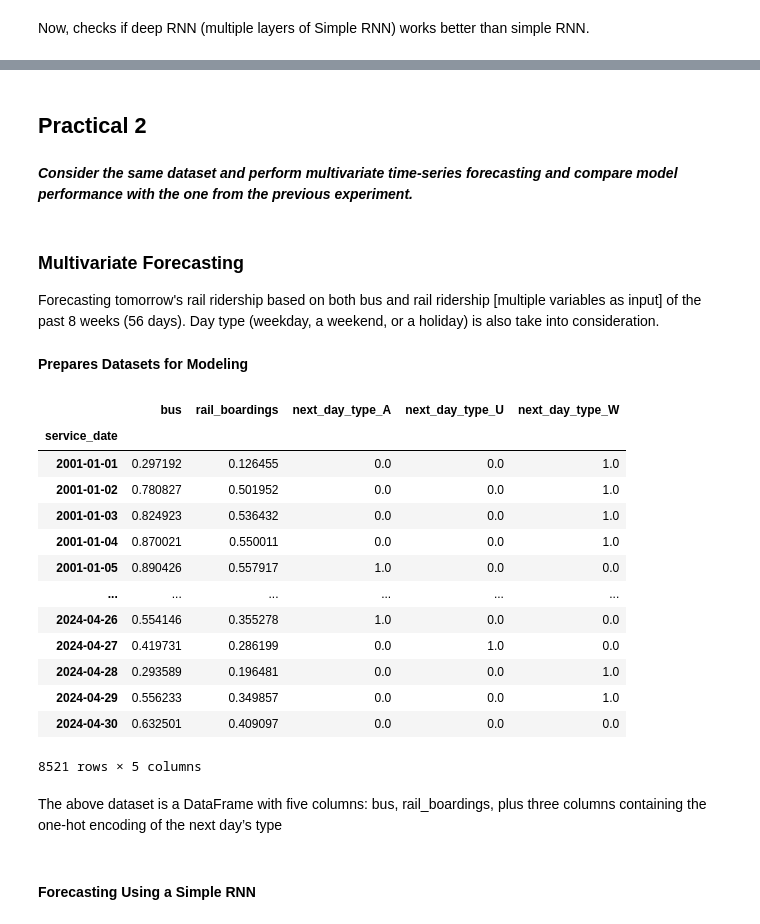
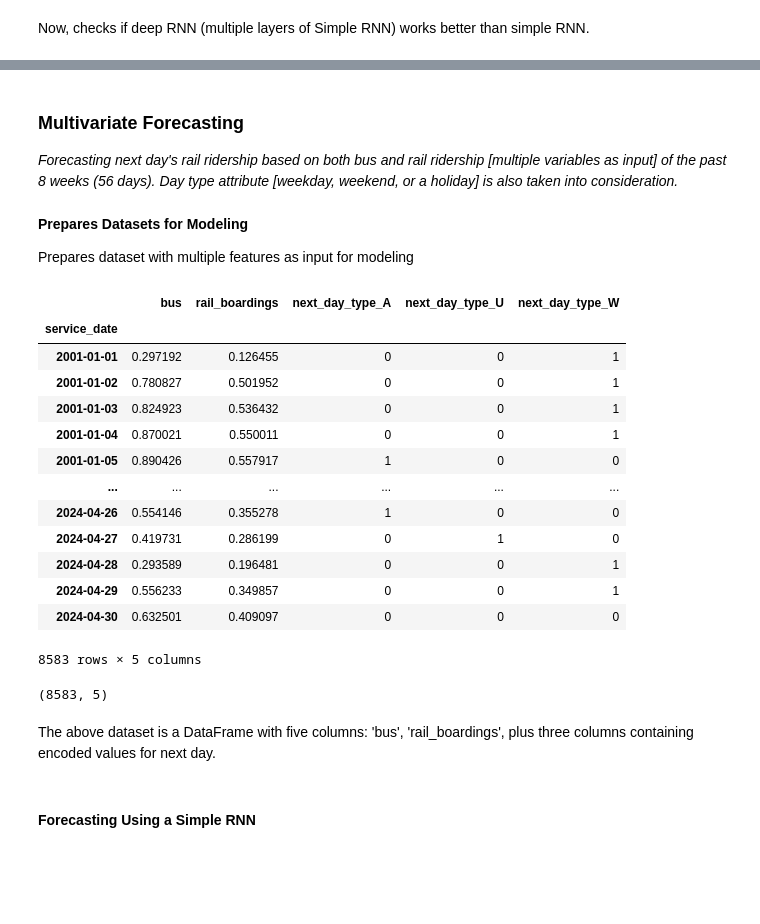
Before and after one commit to PradipKumarDas/Teaching, a Jupyter notebook: 21AML171-Deep_Learning/3_sequence_processing-practical_1_and_2.ipynb, the cells around one changed output, grey strips where cells are left out. Cells and saved outputs as stored; diff of their text form; code cells hidden in the pictures; blank space fills up the shorter version.

```diff
--- a/21AML171-Deep_Learning/3_sequence_processing-practical_1_and_2.ipynb
+++ b/21AML171-Deep_Learning/3_sequence_processing-practical_1_and_2.ipynb
@@ -340,45 +239,43 @@ The above performance shows that deep RNN is better than baseline model [MAE: 42
-# %% [markdown]
-## Practical 2
-# %% [markdown]
-_**Consider the same dataset and perform multivariate time-series forecasting and compare model performance with the one from the previous experiment.**_
 # %% [markdown]
 ### Multivariate Forecasting
 
-Forecasting tomorrow's rail ridership based on both bus and rail ridership [multiple variables as input] of the past 8 weeks (56 days). Day type (weekday, a weekend, or a holiday) is also take into consideration.
+_Forecasting next day's rail ridership based on both bus and rail ridership [multiple variables as input] of the past 8 weeks (56 days). Day type attribute [weekday, weekend, or a holiday] is also taken into consideration._
 # %% [markdown]
 **Prepares Datasets for Modeling**
+
+Prepares dataset with multiple features as input for modeling
-# %%
-# Prepares dataset with multiple features as input for modeling
-# Ridership values are once again scaled down by a factor of one million,
-# to ensure the values are near the 0–1 range
-
-ridership_multivar = ridership[["bus", "rail_boardings"]] / 1e6
-ridership_multivar["next_day_type"] = ridership["day_type"].shift(-1)  # we know tomorrow's type
-
-ridership_multivar = pd.get_dummies(ridership_multivar)  # one-hot encode the day type
-
-# Changes datatypes of day type columns from bool to float to create get TensorFlow dataset
-ridership_multivar["next_day_type_A"] = ridership_multivar["next_day_type_A"].astype(float)
-ridership_multivar["next_day_type_U"] = ridership_multivar["next_day_type_U"].astype(float)
-ridership_multivar["next_day_type_W"] = ridership_multivar["next_day_type_W"].astype(float)
-
-# Shows the encoded multivariate dataset
-display(ridership_multivar)
-# %% [output]
-|  | bus | rail_boardings | next_day_type_A | next_day_type_U | next_day_type_W |
-| service_date |  |  |  |  |  |
-| 2001-01-01 | 0.297192 | 0.126455 | 0.0 | 0.0 | 1.0 |
-| 2001-01-02 | 0.780827 | 0.501952 | 0.0 | 0.0 | 1.0 |
-| 2001-01-03 | 0.824923 | 0.536432 | 0.0 | 0.0 | 1.0 |
-| 2001-01-04 | 0.870021 | 0.550011 | 0.0 | 0.0 | 1.0 |
-| 2001-01-05 | 0.890426 | 0.557917 | 1.0 | 0.0 | 0.0 |
-| ... | ... | ... | ... | ... | ... |
-| 2024-04-26 | 0.554146 | 0.355278 | 1.0 | 0.0 | 0.0 |
-| 2024-04-27 | 0.419731 | 0.286199 | 0.0 | 1.0 | 0.0 |
-| 2024-04-28 | 0.293589 | 0.196481 | 0.0 | 0.0 | 1.0 |
-| 2024-04-29 | 0.556233 | 0.349857 | 0.0 | 0.0 | 1.0 |
-| 2024-04-30 | 0.632501 | 0.409097 | 0.0 | 0.0 | 0.0 |
-8521 rows × 5 columns
+# %%
+ridership_multivar = ridership[["bus", "rail_boardings"]] / 1e6
+
+# Considering next day could affect the present day's ridership, it
+# creates attribute indicate the next day (as type 'W', 'A' and 'U')
+ridership_multivar["next_day_type"] = ridership["day_type"].shift(-1)
+
+# Encodes text type attribute into using one-hot (integer) encoding
+ridership_multivar = pd.get_dummies(ridership_multivar, dtype=int)
+
+# Shows the encoded multivariate dataset
+display(ridership_multivar)
+# %% [output]
+|  | bus | rail_boardings | next_day_type_A | next_day_type_U | next_day_type_W |
+| service_date |  |  |  |  |  |
+| 2001-01-01 | 0.297192 | 0.126455 | 0 | 0 | 1 |
+| 2001-01-02 | 0.780827 | 0.501952 | 0 | 0 | 1 |
+| 2001-01-03 | 0.824923 | 0.536432 | 0 | 0 | 1 |
+| 2001-01-04 | 0.870021 | 0.550011 | 0 | 0 | 1 |
+| 2001-01-05 | 0.890426 | 0.557917 | 1 | 0 | 0 |
+| ... | ... | ... | ... | ... | ... |
+| 2024-04-26 | 0.554146 | 0.355278 | 1 | 0 | 0 |
+| 2024-04-27 | 0.419731 | 0.286199 | 0 | 1 | 0 |
+| 2024-04-28 | 0.293589 | 0.196481 | 0 | 0 | 1 |
+| 2024-04-29 | 0.556233 | 0.349857 | 0 | 0 | 1 |
+| 2024-04-30 | 0.632501 | 0.409097 | 0 | 0 | 0 |
+8583 rows × 5 columns
+# %%
+# Checks the shape of the multivariate dataset
+ridership_multivar.shape
+# %% [output]
+(8583, 5)
 # %% [markdown]
-The above dataset is a DataFrame with five columns: bus, rail_boardings, plus three columns containing the one-hot encoding of the next day’s type
+The above dataset is a DataFrame with five columns: 'bus', 'rail_boardings', plus three columns containing encoded values for next day.
 # %%
```
Also changed, not shown: parts of 54 cells of this notebook, 2 other files.
